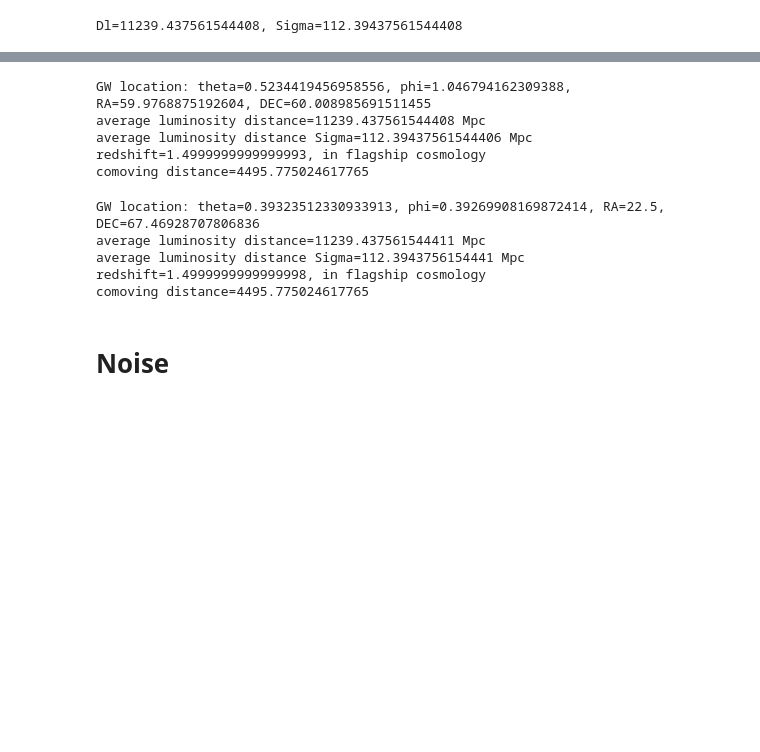
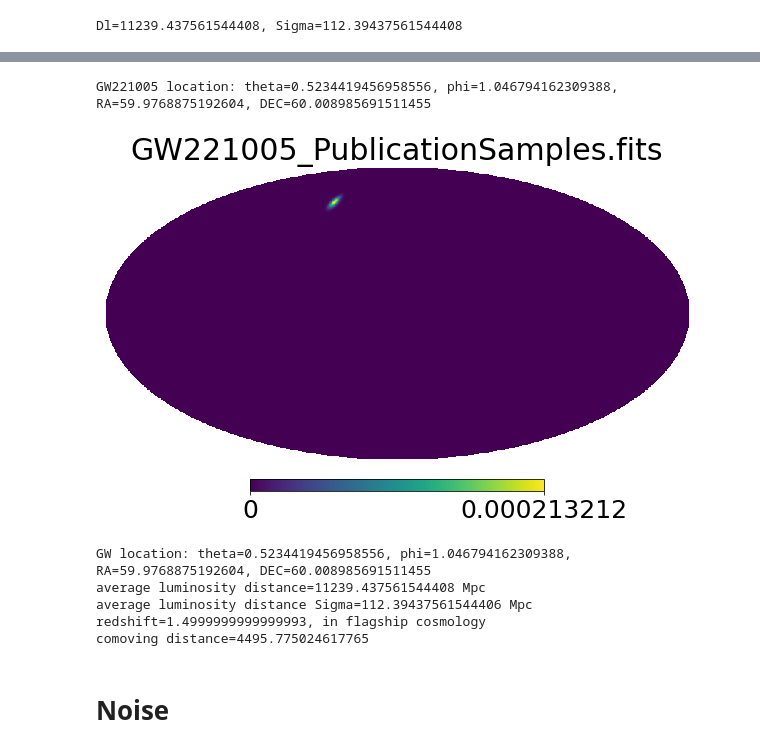
Before and after one commit to RCianca/DarkSirensStat, a Jupyter notebook: ProxyGenerator/ProxyGen.ipynb, the cells around one changed output, grey strips where cells are left out. Cells and saved outputs as stored; diff of their text form; code cells hidden in the pictures; blank space fills up the shorter version.

```diff
--- a/ProxyGenerator/ProxyGen.ipynb
+++ b/ProxyGenerator/ProxyGen.ipynb
@@ -324,7 +346,9 @@ ax1.scatter(theta_arr[ipix_disc],phi_arr[ipix_disc],gaussmap[ipix_disc],
 # %%
 temp_theta,temp_phi=find_theta_phi(nside,np.argmax(gaussmap))
 temp_ra, temp_dec=find_ra_dec(nside,np.argmax(gaussmap))
-print('GW220810 location: theta={}, phi={}, RA={}, DEC={}'.format(temp_theta,temp_phi,temp_ra,temp_dec))
+print('GW221005 location: theta={}, phi={}, RA={}, DEC={}'.format(temp_theta,temp_phi,temp_ra,temp_dec))
+# %% [output]
+GW221005 location: theta=0.5234419456958556, phi=1.046794162309388, RA=59.9768875192604, DEC=60.008985691511455
 # %%
 #my_sky_tosave=(gaussmap,mu,sigma,posteriorNorm)
 my_sky_tosave=np.array([gaussmap,mod_mu,mod_sigma,posteriorNorm])
@@ -335,12 +359,16 @@ dat=Table([gaussmap,mod_mu,mod_sigma,posteriorNorm],
 # %%
-my_data,my_meta=fits.read_sky_map("GW221005_PublicationSamples.fits",nest=None, distances=True)
+fname ='GW221005_PublicationSamples.fits'
+my_data,my_meta=fits.read_sky_map(fname,nest=None, distances=True)
 # %%
 my_prob=my_data[0]
 my_mu=my_data[1]
 my_sigma=my_data[2]
 npix = len(my_prob)
 nside=hp.npix2nside(npix)
 #my_mu[np.isinf(my_mu)]=0
+hp.mollview(my_prob, title=fname,nest=True)
+# %% [output]
+[figure, added]
 # %%
 my_theta,my_phi=find_theta_phi(nside,np.argmax(my_prob))
 my_ra, my_dec=find_ra_dec(nside,np.argmax(my_prob))
@@ -394,12 +422,6 @@ z_gw=z_from_dL(mu_avr)
 print('redshift={}, in flagship cosmology'.format(z_gw))
 comov=mu_avr/(1+z_gw)
 print('comoving distance={}'.format(comov))
-# %% [output]
-GW location: theta=0.39323512330933913, phi=0.39269908169872414, RA=22.5, DEC=67.46928707806836
-average luminosity distance=11239.437561544411 Mpc
-average luminosity distance Sigma=112.3943756154441 Mpc
-redshift=1.4999999999999998, in flagship cosmology
-comoving distance=4495.775024617765
 # %%
 np.sum(my_mu[0:3]*my_prob[0:3])
 # %%
```
Also changed, not shown: parts of 8 cells of this notebook, 3 other files.
